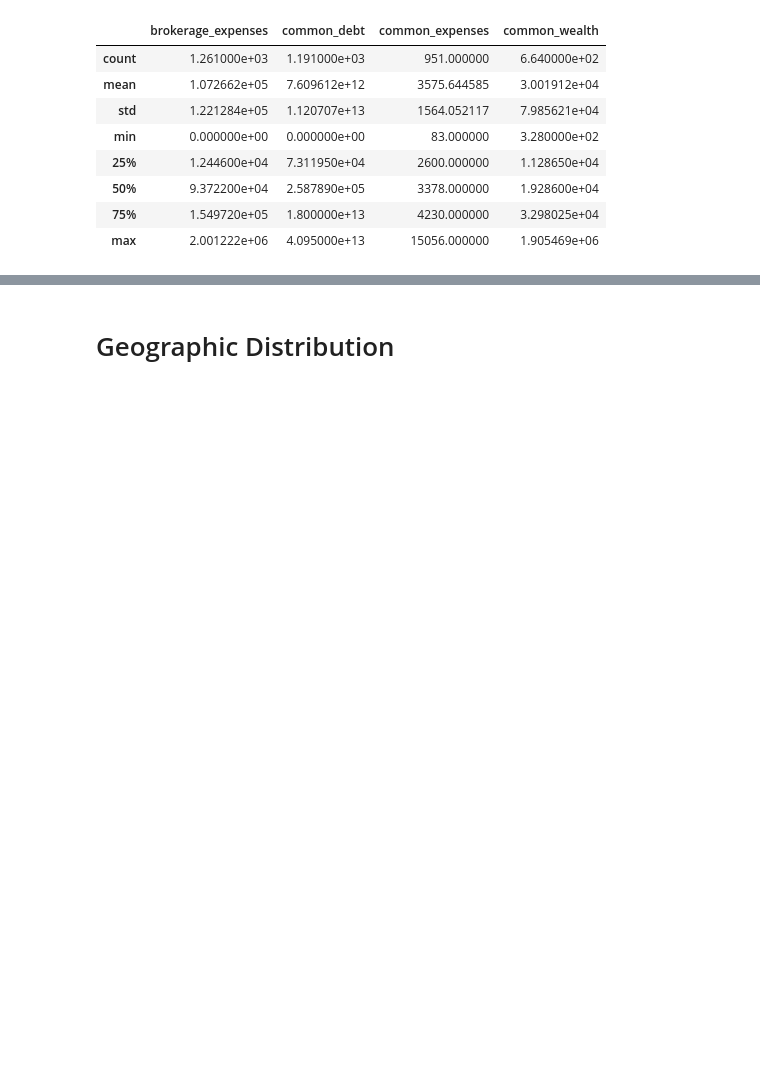
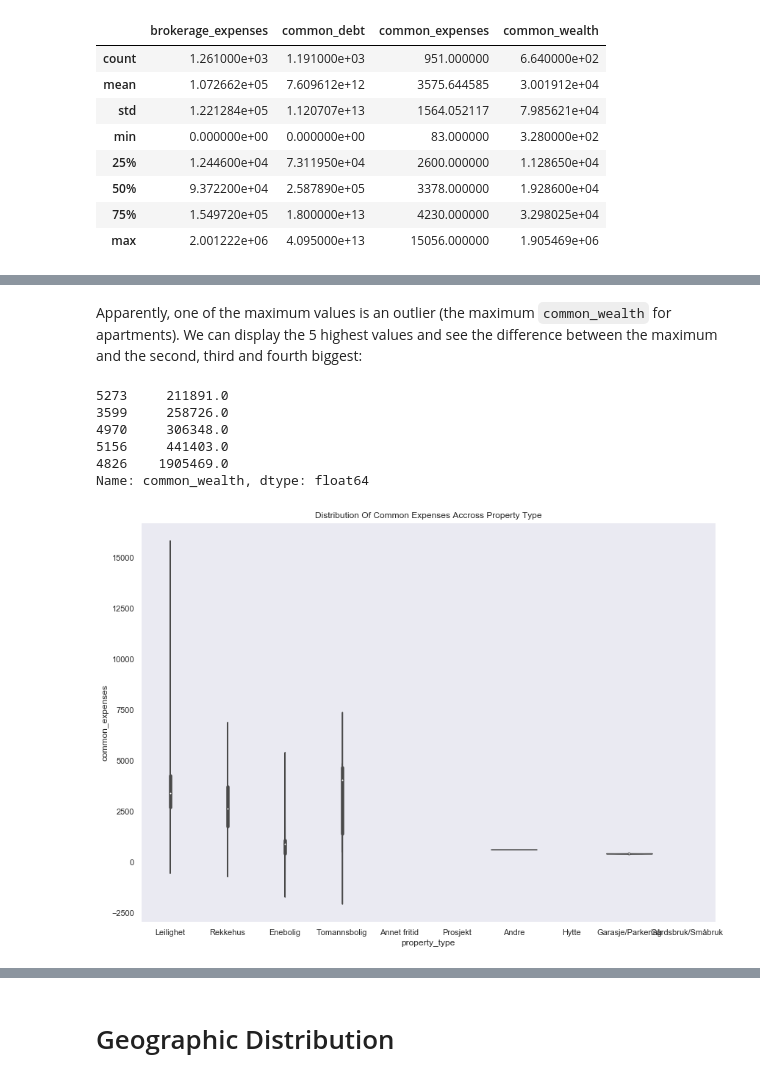
Before and after one commit to rossrco/analyses, a Jupyter notebook: home_oslo_home/eda.ipynb, the cells around one changed output, grey strips where cells are left out. Drawn from its saved outputs; the diff is of its cells as text; code cells hidden in the pictures; blank space fills up the shorter version.

Commit message:
draw distributions of common expenses and common wealth

```diff
--- a/home_oslo_home/eda.ipynb
+++ b/home_oslo_home/eda.ipynb
@@ -133,3 +135,2 @@ As we can see, the minimum values for `brokerage_expenses` and `common_debt` are
 # %%
-data = data.join(u.get_energy_cols(data))
-data.drop('energy_character', axis=1, inplace=True)
+data.drop(['brokerage_expenses', 'common_debt', 'energy_character'], axis=1, inplace=True)
@@ -135,0 +149,11 @@ data.drop('energy_character', axis=1, inplace=True)
+# %% [markdown]
+Apparently, one of the maximum values is an outlier (the maximum `common_wealth` for apartments). We can display the 5 highest values and see the difference between the maximum and the second, third and fourth biggest:
+# %%
+data.common_wealth.dropna().sort_values().tail()
+# %% [output]
+5273     211891.0
+3599     258726.0
+4970     306348.0
+5156     441403.0
+4826    1905469.0
+Name: common_wealth, dtype: float64
@@ -135,0 +162,7 @@ data.drop('energy_character', axis=1, inplace=True)
+# %%
+to_plot = data[['common_expenses', 'property_type']]
+sns.violinplot(data=to_plot, x='property_type', y='common_expenses')
+plt.title('Distribution Of Common Expenses Accross Property Type')
+plt.show()
+# %% [output]
+[figure, added]
```
Also changed, not shown: parts of 9 cells of this notebook.
